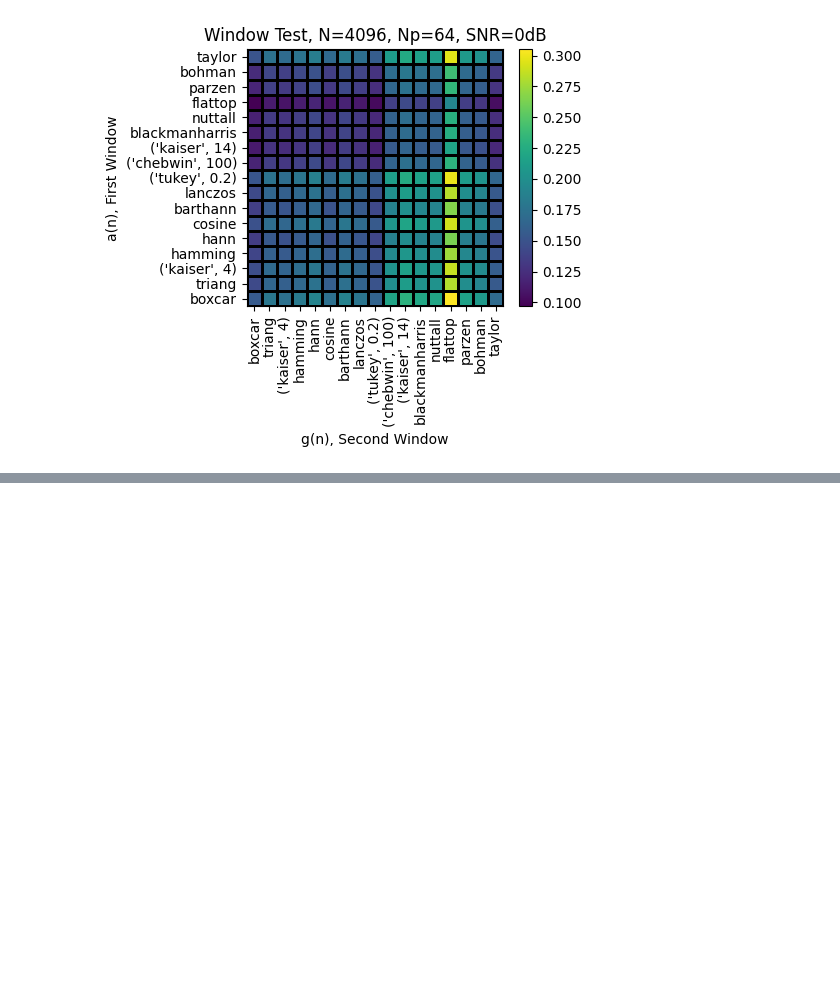
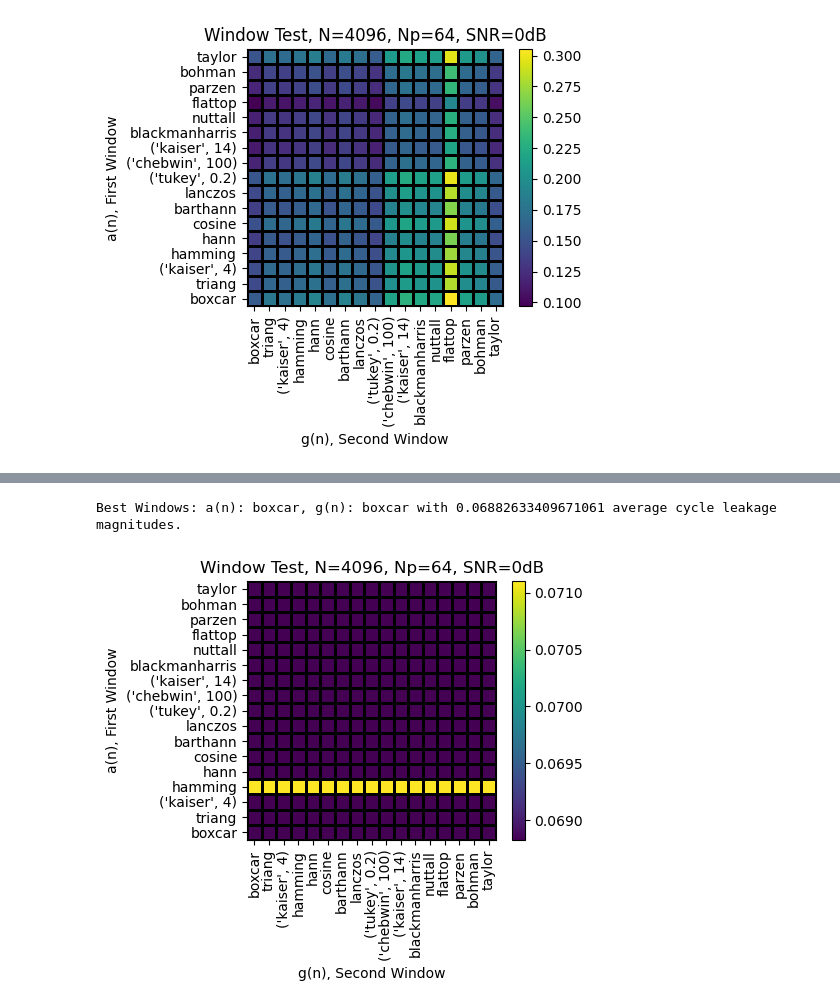
Before and after one commit to SuperStupidness/Spectral_Correlation_Estimation_Test, a Jupyter notebook: cycle_leakage_test_example.ipynb, the cells around one changed output, grey strips where cells are left out. Cells and saved outputs as stored; diff of their text form; code cells hidden in the pictures; blank space fills up the shorter version.

```diff
--- a/cycle_leakage_test_example.ipynb
+++ b/cycle_leakage_test_example.ipynb
@@ -195,0 +250,17 @@ Best Windows: a(n): flattop, g(n): boxcar with 0.09686478728763681 average cycle
+# %%
+def fast_sc_wrapper(signal, Np=64, conjugate=False, coherence=False, window_1="hamming", window_2=None):
+    if coherence:
+        opt = {"abs": 0, "calib": 1, "coh": 1}
+    else:
+        opt = {"abs": 0, "calib": 1, "coh": 0}
+
+    Sx, alpha, f, _, _, _ = Fast_SC(signal, Nw=Np, alpha_max=0.5, Fs=1, opt=opt, WindowType = window_1)
+
+    alpha, f = np.meshgrid(alpha, f)
+
+    return np.abs(Sx), f, alpha
+# %%
+fastsc_result_extended = test.extended_window_test(fast_sc_wrapper, name="fastsc", fam=False, plot=True)
+# %% [output]
+Best Windows: a(n): boxcar, g(n): boxcar with 0.06882633409671061 average cycle leakage magnitudes.
+[figure, added]
```
Also changed, not shown: parts of 6 cells of this notebook, 8 other files.
